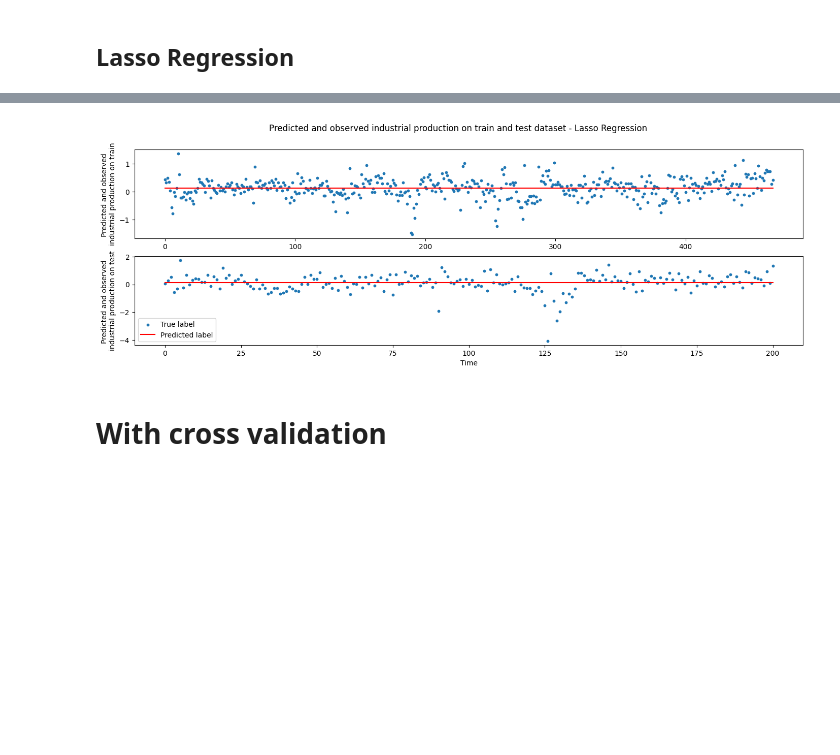
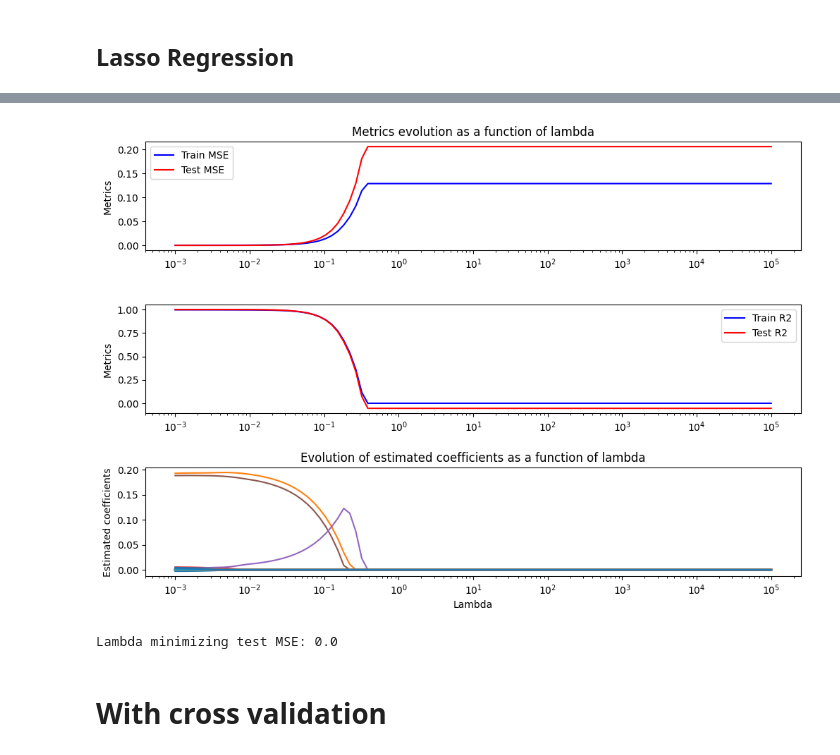
Before and after one commit to yanisrem/AssignmentsSB, a Jupyter notebook: DM3/frequentist_linear_model.ipynb, the cells around one changed output, grey strips where cells are left out. Saved outputs shown, nothing was run; the diff lists cells and outputs as text; code cells hidden in the pictures; blank space fills up the shorter version.

```diff
--- a/DM3/frequentist_linear_model.ipynb
+++ b/DM3/frequentist_linear_model.ipynb
@@ -106,20 +93,64 @@ Test MSE: 0.41542313559841354
-# %%
-plt.figure(figsize=(17,5))
-plt.subplot(2, 1, 1)
-plt.scatter(range(len(y_train)), y_train, marker='o', s=10, label="True label")
-plt.plot(y_pred_train, color='red', label="Predicted label")
-plt.ylabel("Predicted and observed \nindustrial production on train")
-
-plt.subplot(2, 1, 2)
-plt.scatter(range(len(y_test)), y_test, marker='o', s=10, label="True label")
-plt.plot(y_pred_test, color='red', label="Predicted label")
-plt.xlabel('Time')
-plt.ylabel("Predicted and observed \nindustrial production on test")
-
-plt.suptitle("Predicted and observed industrial production on train and test dataset - Lasso Regression")
-plt.legend()
-plt.show()
-# %% [output]
-[figure, removed]
+# %%
+## Loop over lambda
+range_alpha=np.logspace(-3, 5, 100)
+list_mse_train=[]
+list_mse_test=[]
+list_r2_train=[]
+list_r2_test=[]
+list_parameters=[]
+
+for alpha in range_alpha:
+    lasso=Lasso(alpha=alpha)
+    lasso.fit(X_transform, y)
+    y_pred_train=lasso.predict(X_transform)
+    y_pred_test=lasso.predict(X_test_transform)
+
+    mse_train=mean_squared_error(y, y_pred_train)
+    mse_test=mean_squared_error(y_test, y_pred_test)
+    r2_train=r2_score(y, y_pred_train)
+    r2_test=r2_score(y_test, y_pred_test)
+    list_parameters_lasso=list(lasso.coef_)
+
+    list_mse_train.append(mse_train)
+    list_mse_test.append(mse_test)
+    list_r2_train.append(r2_train)
+    list_r2_test.append(r2_test)
+    list_parameters.append(list_parameters_lasso)
+
+array_parameters=np.array(list_parameters)
+
+## Plots
+plt.figure(figsize=(12,8))
+plt.subplots_adjust(hspace=0.5)
+
+plt.subplot(3, 1, 1)
+
+plt.semilogx(range_alpha, list_mse_train, color='blue', label="Train MSE")
+plt.plot(range_alpha, list_mse_test, color='red', label="Test MSE")
+plt.ylabel("Metrics")
+plt.legend()
+plt.title("Metrics evolution as a function of lambda")
+
+plt.subplot(3,1,2)
+plt.semilogx(range_alpha, list_r2_train, color='blue', label="Train R2")
+plt.plot(range_alpha, list_r2_test, color='red', label="Test R2")
+plt.ylabel("Metrics")
+plt.legend()
+
+plt.subplot(3,1,3)
+for j in range(array_parameters.shape[1]):
+    plt.semilogx(range_alpha, array_parameters[:,j])
+plt.xlabel("Lambda")
+plt.ylabel("Estimated coefficients")
+plt.title("Evolution of estimated coefficients as a function of lambda")
+plt.show()
+# %% [output]
+[figure, added]
+# %%
+index_min_mse=np.argmin(list_mse_test)
+optimal_lambda=range_alpha[index_min_mse]
+print("Lambda minimizing test MSE: {}".format(round(optimal_lambda, 2)))
+# %% [output]
+Lambda minimizing test MSE: 0.0
 # %% [markdown]
 # With cross validation
```
Also changed, not shown: parts of 12 cells of this notebook, 2 other files.
